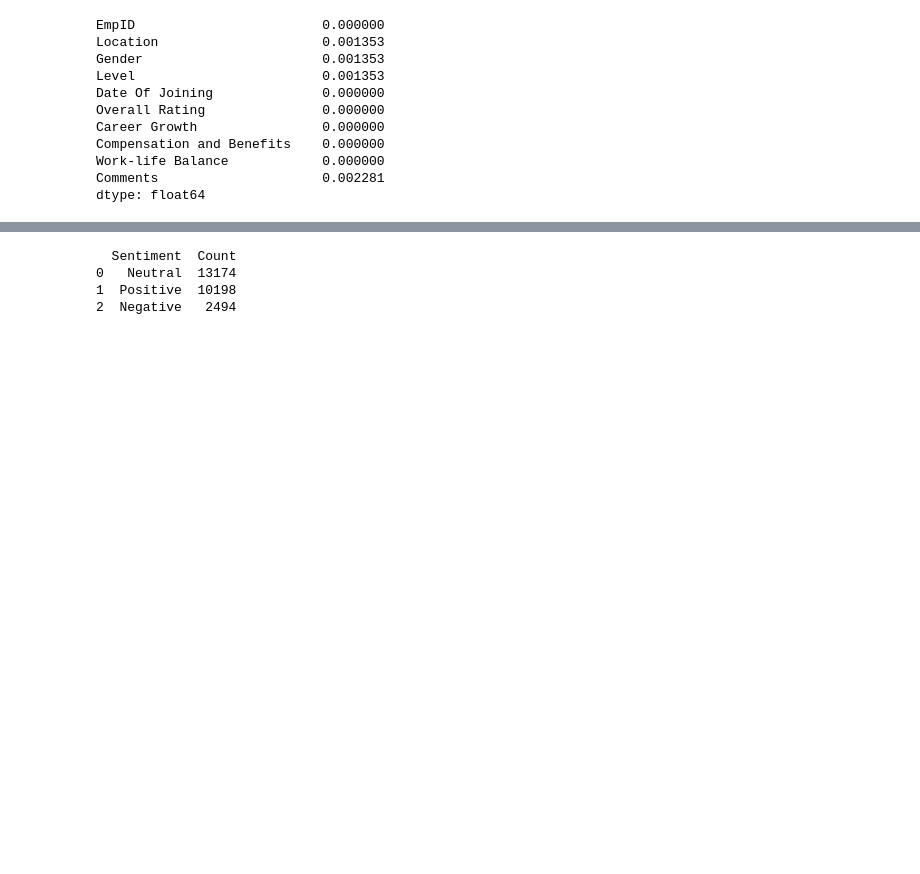
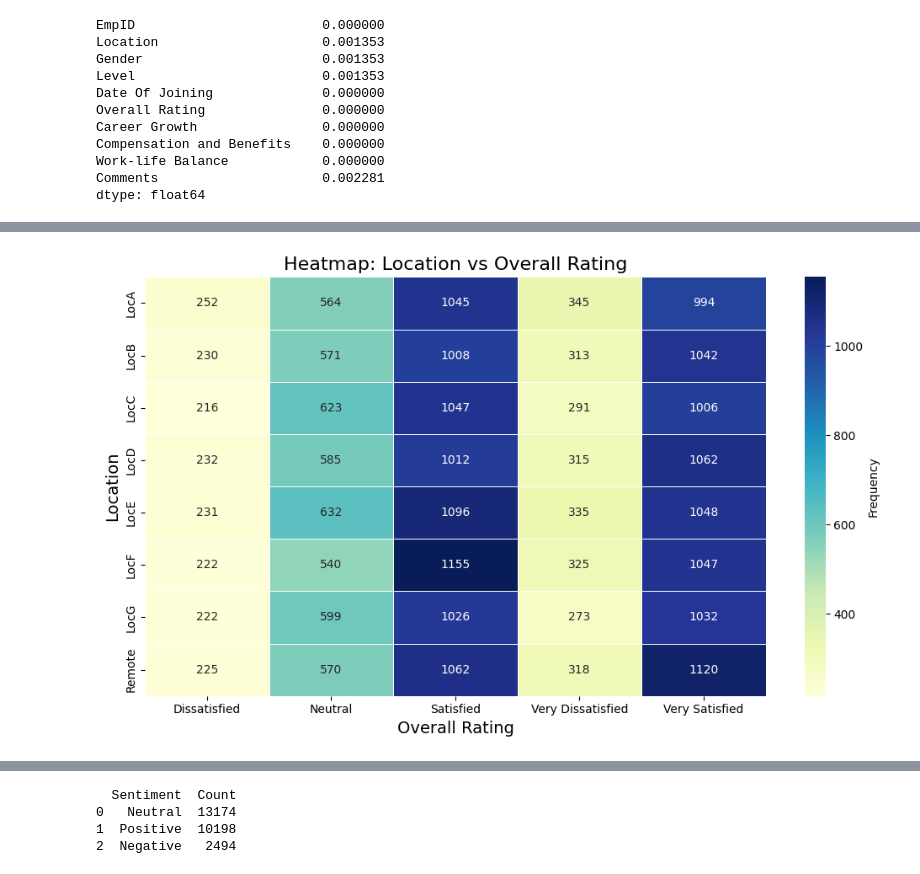
Before and after one commit to annvettoor/HR_Analytics, a Jupyter notebook: HR_Analytics_Usecase.ipynb, the cells around one changed output, grey strips where cells are left out. Cells and saved outputs as stored; diff of their text form; code cells hidden in the pictures; blank space fills up the shorter version.

```diff
--- a/HR_Analytics_Usecase.ipynb
+++ b/HR_Analytics_Usecase.ipynb
@@ -97,0 +124,19 @@ Text(0, 0.5, 'Career Growth')
+# %%
+##Heatmap for location vs overall rating
+heatmap_data = pd.crosstab(df['Location'], df['Overall Rating'])
+plt.figure(figsize=(10, 6))
+sns.heatmap(
+    heatmap_data,
+    annot=True,
+    fmt="d",
+    cmap="YlGnBu",
+    linewidths=0.5,
+    cbar_kws={'label': 'Frequency'}
+)
+plt.title("Heatmap: Location vs Overall Rating", fontsize=16)
+plt.xlabel("Overall Rating", fontsize=14)
+plt.ylabel("Location", fontsize=14)
+plt.tight_layout()
+plt.show()
+# %% [output]
+[figure, added]
```
Also changed, not shown: parts of 47 cells of this notebook, 5 other files.
